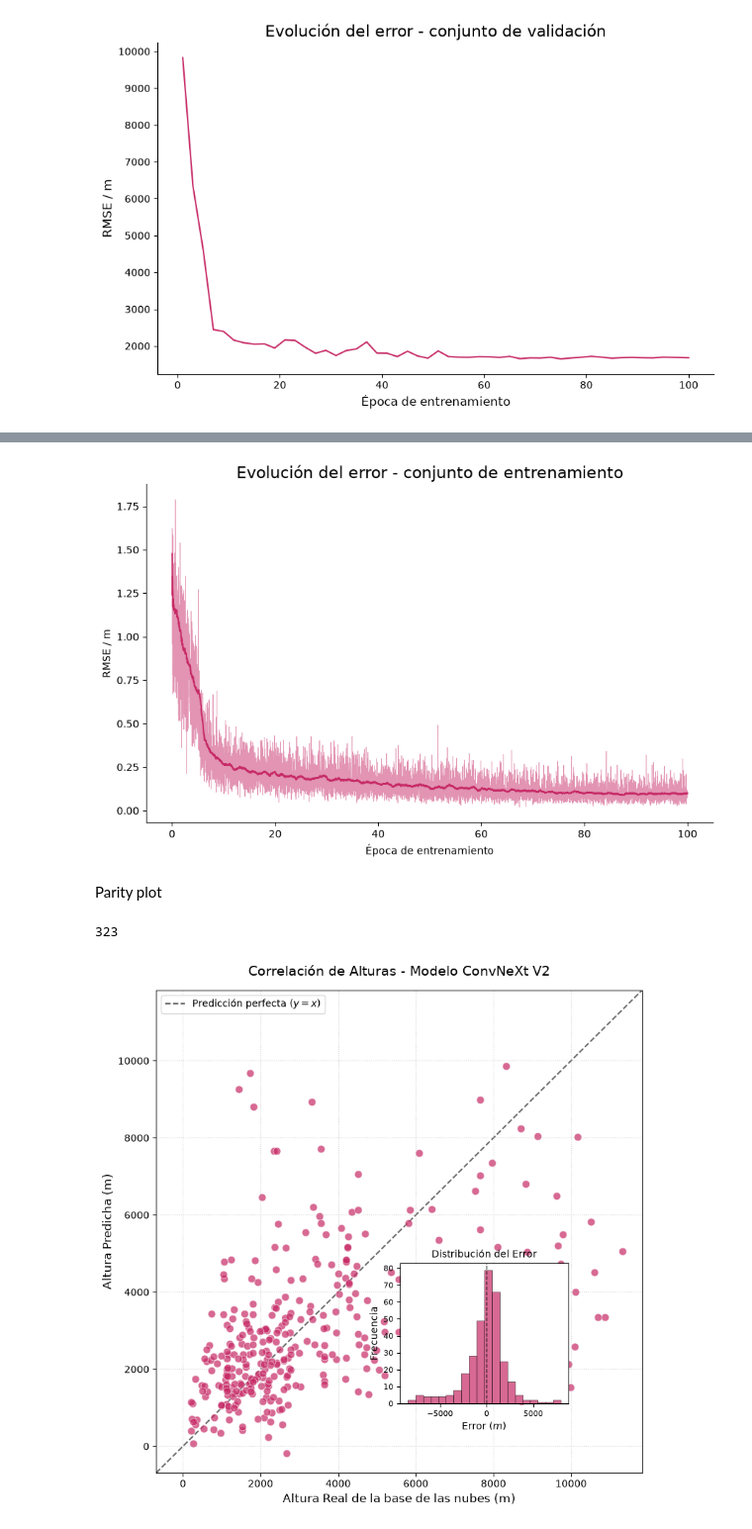
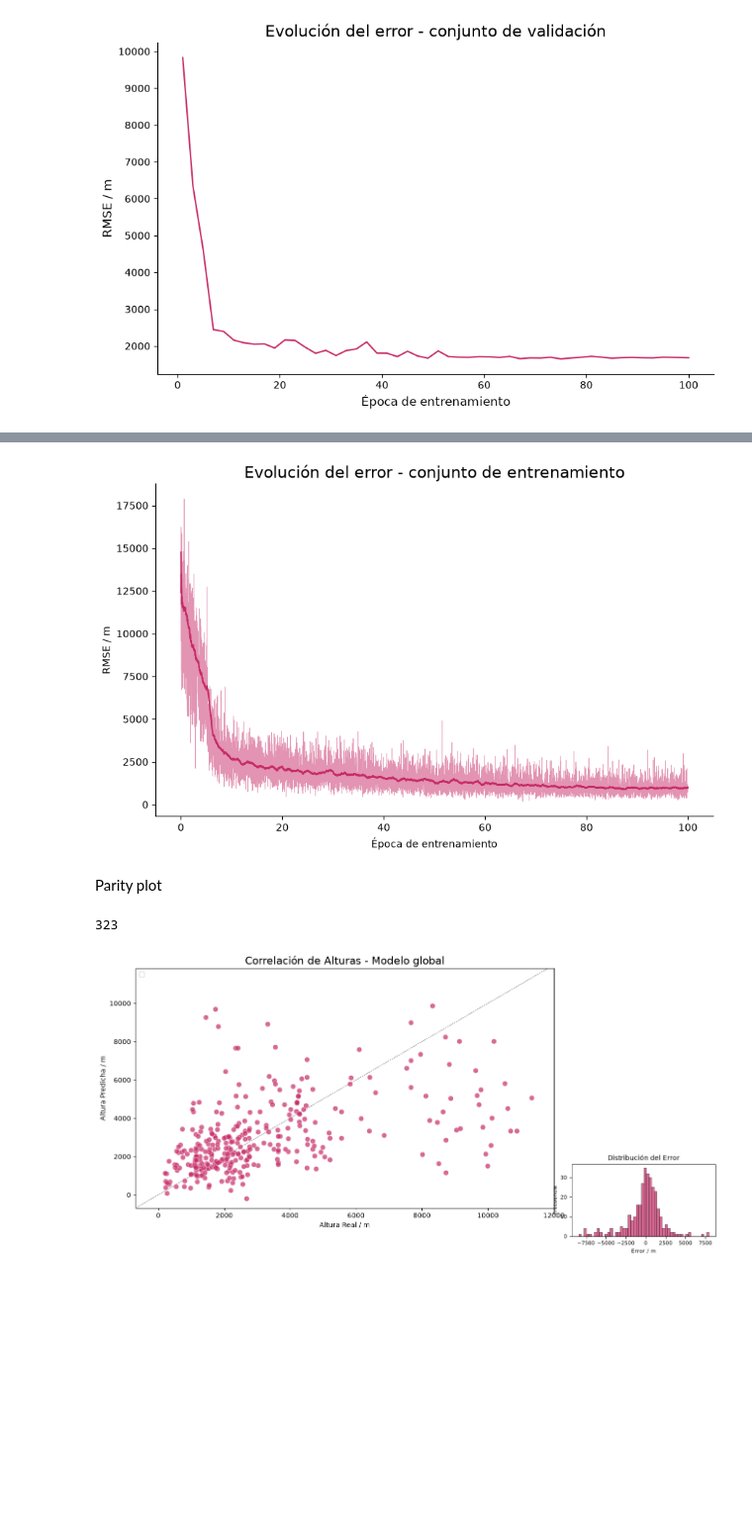
Before and after one commit to veraperez23/CloudBaseHeight, a Jupyter notebook: graphs_results/apartado2/apartado2.ipynb, the cells around one changed output, grey strips where cells are left out. Shown at 99% size. Cells and saved outputs as stored; diff of their text form; code cells hidden in the pictures; blank space fills up the shorter version.

```diff
--- a/graphs_results/apartado2/apartado2.ipynb
+++ b/graphs_results/apartado2/apartado2.ipynb
@@ -163,8 +163,8 @@ everyN=1
 window=100
 
 # 1. Extraemos los datos crudos de todos los modelos
-val = rmse_val['test-model_231757 - Val RMSE Validación (metros)'][::everyN]
-train = rmse_train['test-model_231757 - Train RMSE (meters)'][::everyN]
+val = 10000*rmse_val['test-model_231757 - Val RMSE Validación (metros)'][::everyN]
+train = 10000*rmse_train['test-model_231757 - Train RMSE (meters)'][::everyN]
 
 
 train_avg = train.rolling(window=window, min_periods=1).mean()
@@ -188,7 +188,7 @@ ax.spines['right'].set_visible(False)
 
 plt.show()
 # %% [output]
-[figure, old version]
+[figure, new version]
 # %% [markdown]
 Parity plot
 # %%
@@ -203,51 +203,48 @@ predicho = df['Predicho (m)']
 
 error_con_signo = predicho - real #el error del archivo .txt es el absoluto (sin signo)
 
-# 2. Configuración general de la figura
-fig, ax = plt.subplots(figsize=(8, 8))
 
-# --- GRÁFICO PRINCIPAL (PARITY PLOT) ---
-# Usamos el color fucsia vibrante de tu diccionario para el ConvNeXt V2, por ejemplo
+fig, ax = plt.subplots(figsize=(10,6))
+
+# PARITY PLOT
 ax.scatter(real, predicho, alpha=0.7, color=colores[0], edgecolors='white', linewidth=0.5, s=60)
 
-# Calculamos los límites para dibujar la línea ideal y=x
+# Límites para dibujar la línea ideal y=x
 min_val = min(real.min(), predicho.min()) - 500
 max_val = max(real.max(), predicho.max()) + 500
 
 # Dibujamos la línea de predicción perfecta
-ax.plot([min_val, max_val], [min_val, max_val], 'k--', alpha=0.6, zorder=0, label='Predicción perfecta ($y=x$)')
+ax.plot([min_val, max_val], [min_val, max_val], 'k--', alpha=0.6, zorder=0, linewidth=0.7)
 
 # Ajustamos los límites de los ejes para que el gráfico sea cuadrado
-ax.set_xlim(min_val, max_val)
+ax.set_xlim(min_val, 12000)
 ax.set_ylim(min_val, max_val)
 
 # Etiquetas y diseño del gráfico principal
-ax.set_xlabel('Altura Real de la base de las nubes (m)', fontsize=12)
-ax.set_ylabel('Altura Predicha (m)', fontsize=12)
-ax.set_title('Correlación de Alturas - Modelo ConvNeXt V2', fontsize=14, pad=15)
+ax.set_xlabel('Altura Real / m')
+ax.set_ylabel('Altura Predicha / m')
+ax.set_title('Correlación de Alturas - Modelo global', fontsize=16)
 ax.legend(loc='upper left')
-ax.grid(True, linestyle=':', alpha=0.6)
+#ax.grid(True, linestyle=':', alpha=0.6)
 
-# --- GRÁFICO INCRUSTADO (HISTOGRAMA DEL ERROR) ---
+# --- HISTOGRAMA ERROR---
 # La función add_axes toma [izquierda, abajo, ancho, alto] en coordenadas relativas (de 0 a 1)
 # Lo colocamos abajo a la derecha, donde suele haber espacio vacío en los Parity Plots
-ax_hist = fig.add_axes([0.55, 0.20, 0.30, 0.25])
+ax_hist = fig.add_axes([1, 0, 0.30, 0.25])
 
-ax_hist.hist(error_con_signo, bins=20, color=colores[0], alpha=0.7, edgecolor='black', linewidth=0.5)
+ax_hist.hist(error_con_signo, bins=50, color=colores[0], alpha=0.7, edgecolor='black', linewidth=0.5)
 
-# Línea vertical en el 0 para marcar el error nulo
-ax_hist.axvline(0, color='black', linestyle='--', linewidth=1, alpha=0.8)
 
 # Etiquetas del histograma
-ax_hist.set_xlabel('Error ($m$)', fontsize=10)
-ax_hist.set_ylabel('Frecuencia', fontsize=10)
+ax_hist.set_xlabel('Error / m', fontsize=8)
+ax_hist.set_ylabel('Frecuencia', fontsize=8)
 ax_hist.set_title('Distribución del Error', fontsize=10)
 ax_hist.tick_params(axis='both', which='major', labelsize=8)
 
 # 3. Guardar y mostrar
 plt.tight_layout()
 # plt.savefig('parity_plot_convnext.png', dpi=300, bbox_inches='tight')
 plt.show()
 # %% [output]
 323
-[figure, old version]
+[figure, new version]
```
